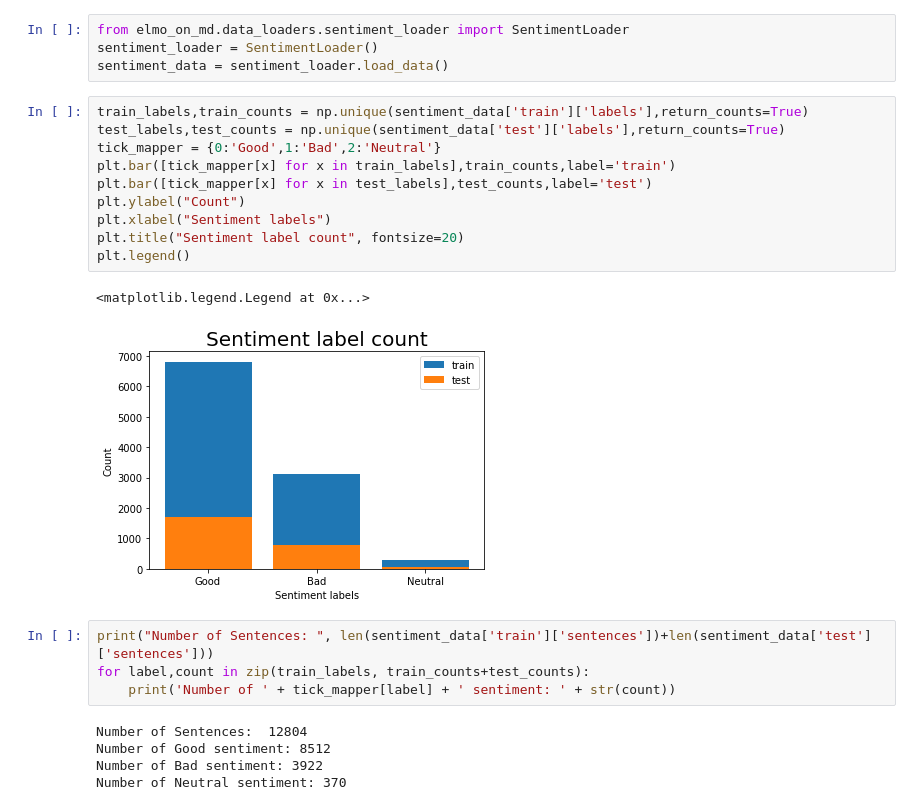
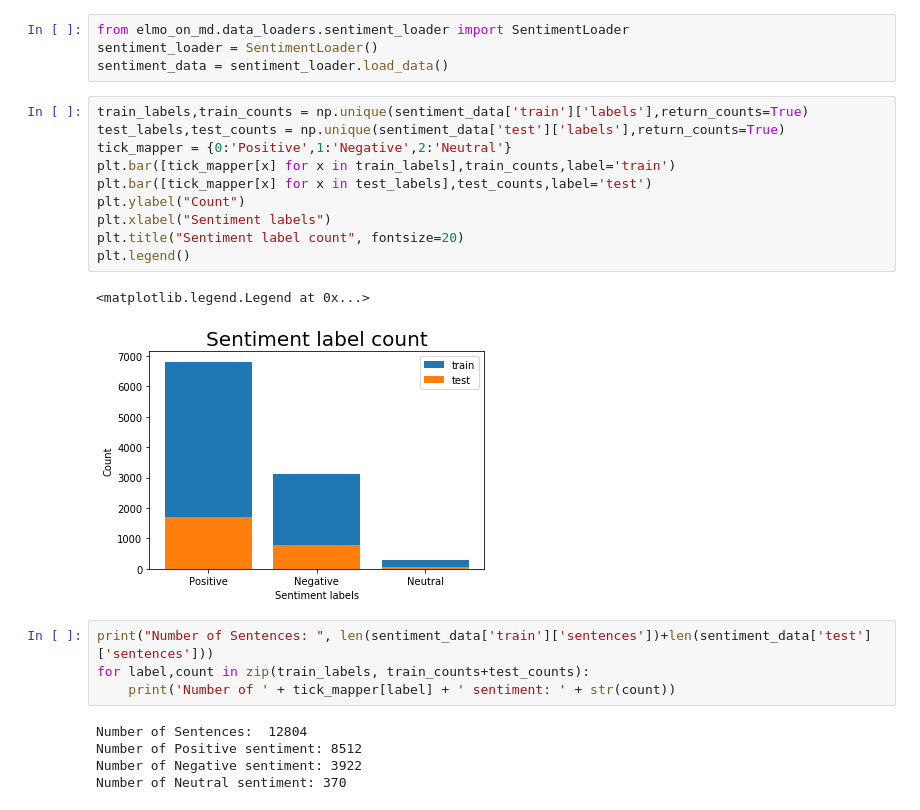
Before and after one commit to idanbrus/ELMoOnMD, a Jupyter notebook: notebooks/Data Exploration.ipynb, the cells around one changed output. Drawn from its saved outputs; the diff is of its cells as text.

Commit message:
changed good to positive

```diff
--- a/notebooks/Data Exploration.ipynb
+++ b/notebooks/Data Exploration.ipynb
@@ -92,22 +92,22 @@ sentiment_data = sentiment_loader.load_data()
 # %%
 train_labels,train_counts = np.unique(sentiment_data['train']['labels'],return_counts=True)
 test_labels,test_counts = np.unique(sentiment_data['test']['labels'],return_counts=True)
-tick_mapper = {0:'Good',1:'Bad',2:'Neutral'}
+tick_mapper = {0:'Positive',1:'Negative',2:'Neutral'}
 plt.bar([tick_mapper[x] for x in train_labels],train_counts,label='train')
 plt.bar([tick_mapper[x] for x in test_labels],test_counts,label='test')
 plt.ylabel("Count")
 plt.xlabel("Sentiment labels")
 plt.title("Sentiment label count", fontsize=20)
 plt.legend()
 # %% [output]
 <matplotlib.legend.Legend at 0x...>
-[figure, old version]
+[figure, new version]
 # %%
 print("Number of Sentences: ", len(sentiment_data['train']['sentences'])+len(sentiment_data['test']['sentences']))
 for label,count in zip(train_labels, train_counts+test_counts):
     print('Number of ' + tick_mapper[label] + ' sentiment: ' + str(count))
 # %% [output]
 Number of Sentences:  12804
-Number of Good sentiment: 8512
-Number of Bad sentiment: 3922
+Number of Positive sentiment: 8512
+Number of Negative sentiment: 3922
 Number of Neutral sentiment: 370
```
